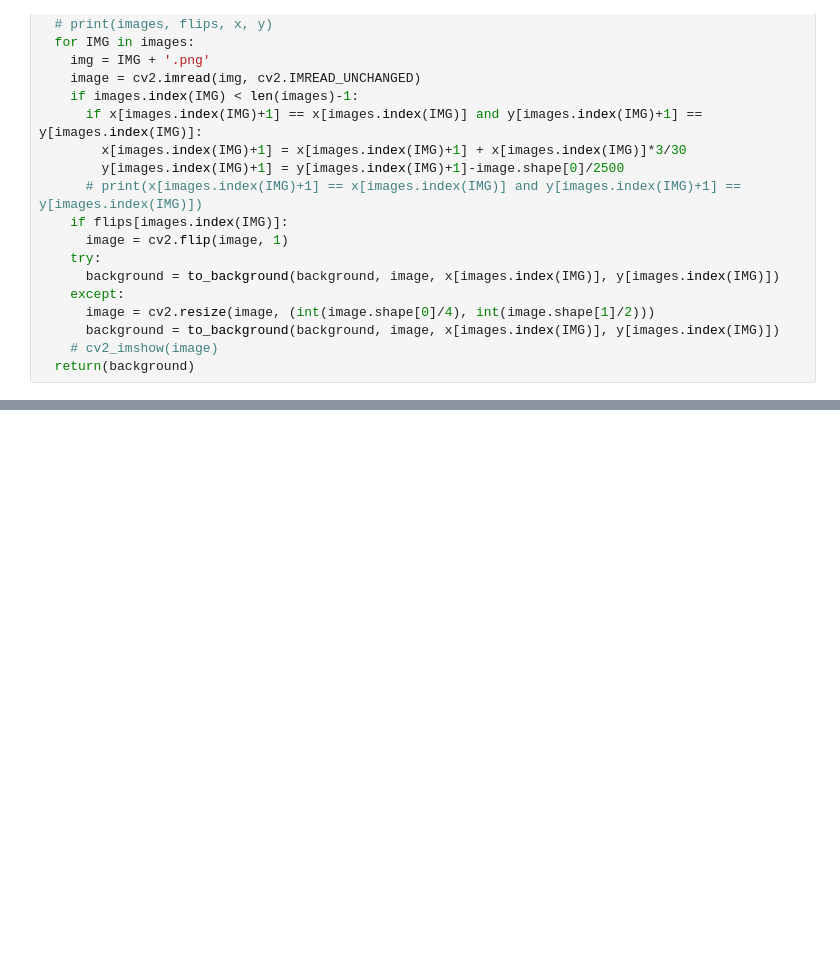
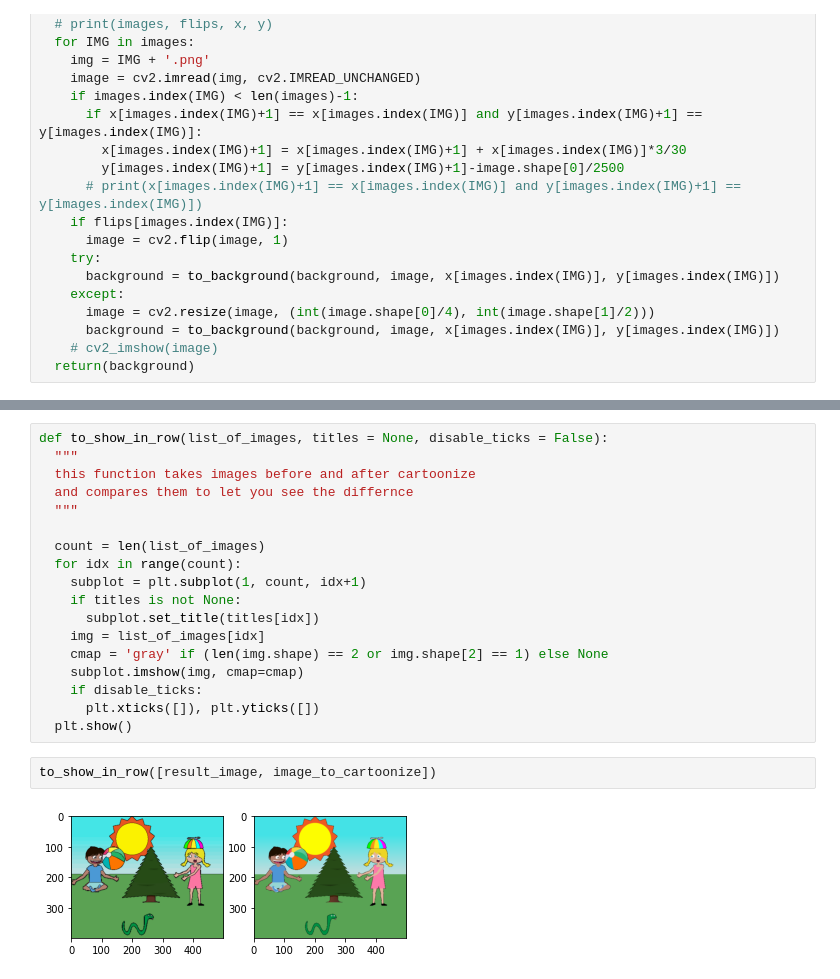
Before and after one commit to UralmashFox/CV_Project, a Jupyter notebook: CV_project.ipynb, the cells around one changed output, grey strips where cells are left out. Saved outputs shown, nothing was run; the diff lists cells and outputs as text; blank space fills up the shorter version.

```diff
--- a/CV_project.ipynb
+++ b/CV_project.ipynb
@@ -176,0 +338,22 @@ cv2_imshow(final_image)
+# %%
+def to_show_in_row(list_of_images, titles = None, disable_ticks = False):
+  """
+  this function takes images before and after cartoonize
+  and compares them to let you see the differnce
+  """
+
+  count = len(list_of_images)
+  for idx in range(count):
+    subplot = plt.subplot(1, count, idx+1)
+    if titles is not None:
+      subplot.set_title(titles[idx])
+    img = list_of_images[idx]
+    cmap = 'gray' if (len(img.shape) == 2 or img.shape[2] == 1) else None
+    subplot.imshow(img, cmap=cmap)
+    if disable_ticks:
+      plt.xticks([]), plt.yticks([])
+  plt.show()
+# %%
+to_show_in_row([result_image, image_to_cartoonize])
+# %% [output]
+[figure, added]
```
Also changed, not shown: parts of 10 cells of this notebook.
